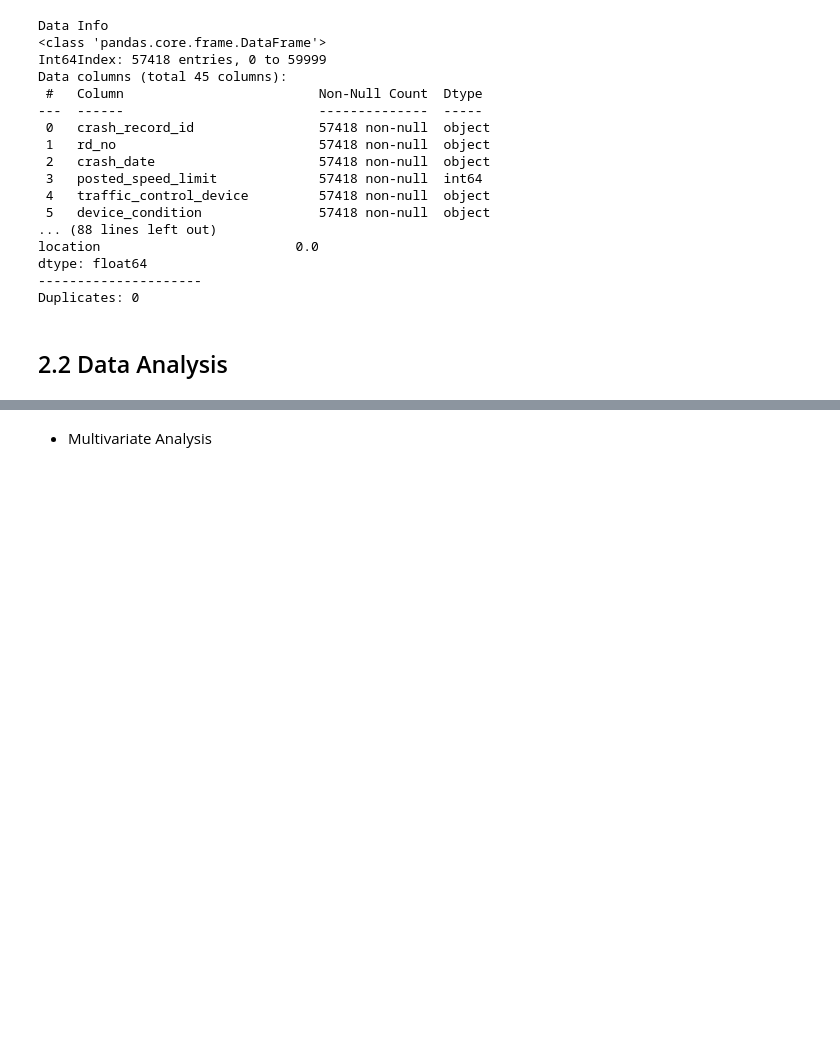
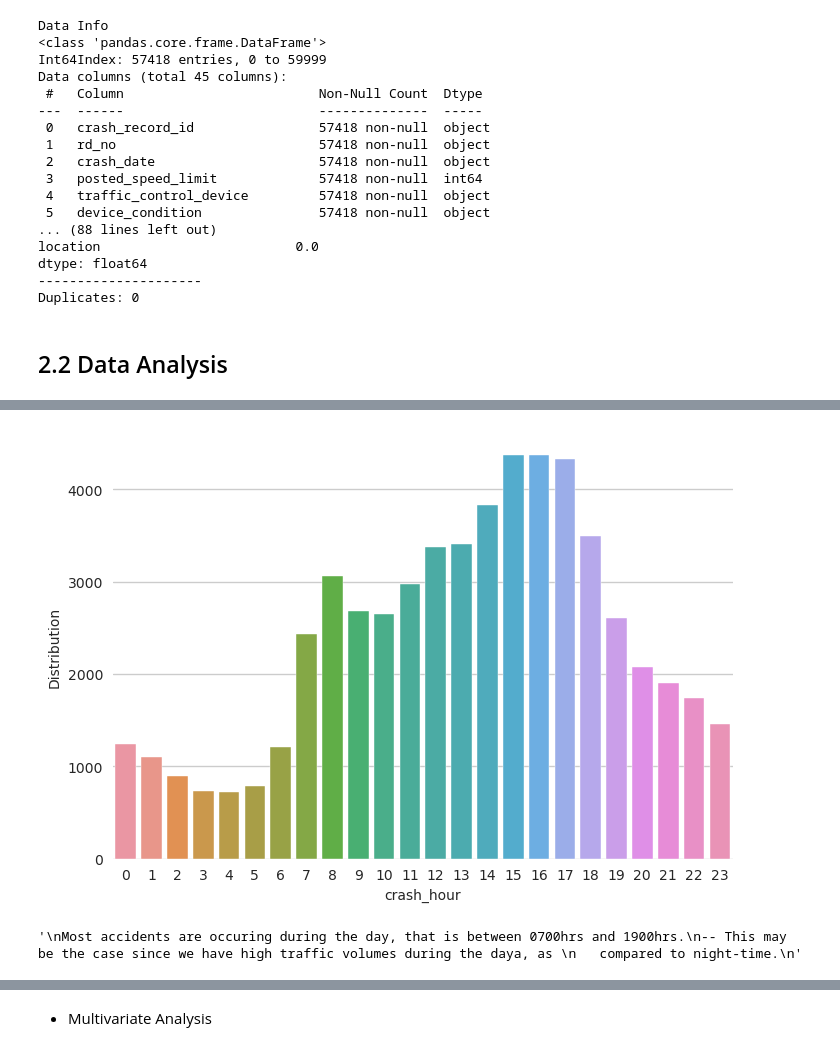
Before and after one commit to kinoti-m-martin/Phase3_Project, a Jupyter notebook: notebook.ipynb, the cells around one changed output, grey strips where cells are left out. Saved outputs shown, nothing was run; the diff lists cells and outputs as text; code cells hidden in the pictures; blank space fills up the shorter version.

```diff
--- a/notebook.ipynb
+++ b/notebook.ipynb
@@ -226,0 +336,13 @@ data_num = data_sample.select_dtypes("number")
+# %%
+# Crash hour analysis
+num_analysis(data_num, col="crash_hour")
+# %% [output]
+[figure, added]
+# %%
+"""
+Most accidents are occuring during the day, that is between 0700hrs and 1900hrs.
+-- This may be the case since we have high traffic volumes during the daya, as
+   compared to night-time.
+"""
+# %% [output]
+'\nMost accidents are occuring during the day, that is between 0700hrs and 1900hrs.\n-- This may be the case since we have high traffic volumes during the daya, as \n   compared to night-time.\n'
```
Also changed, not shown: parts of 62 cells of this notebook, 1 other file.
